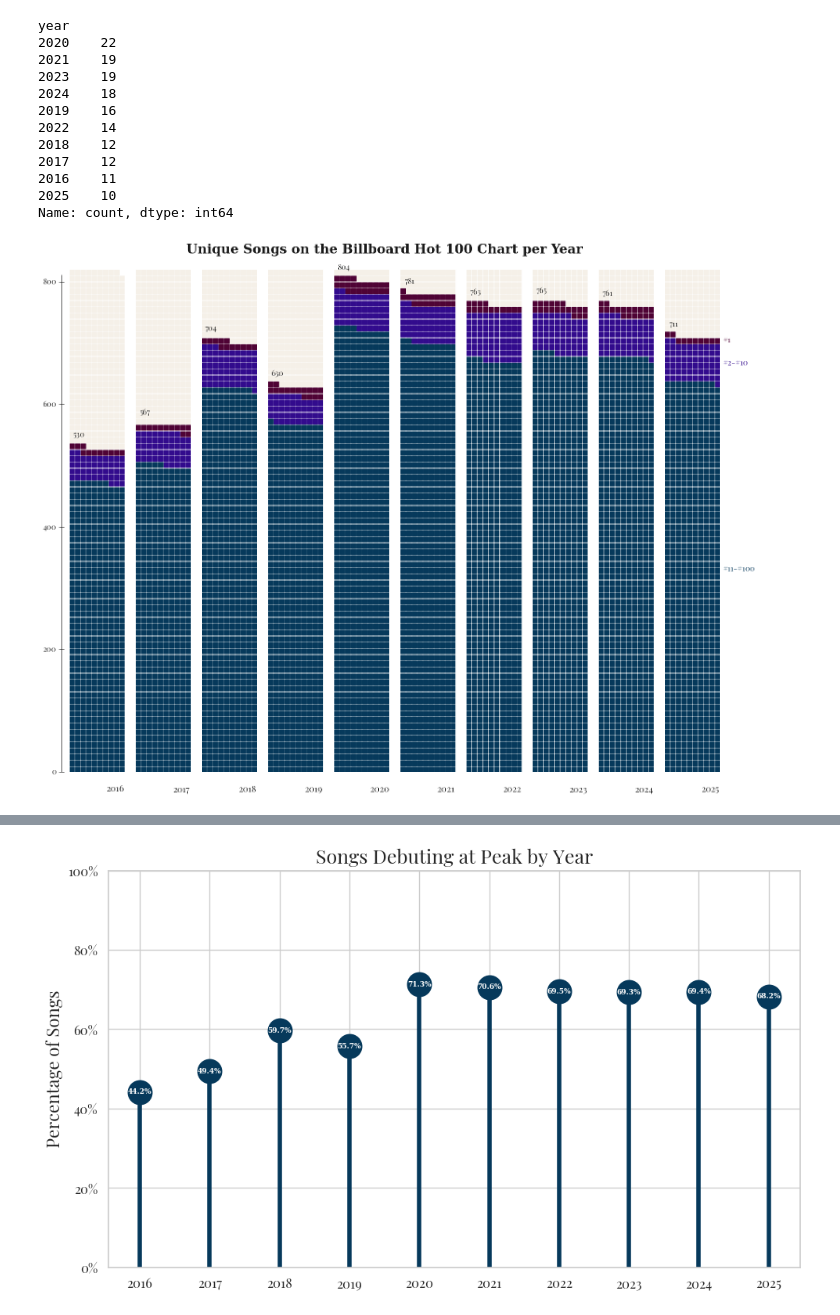
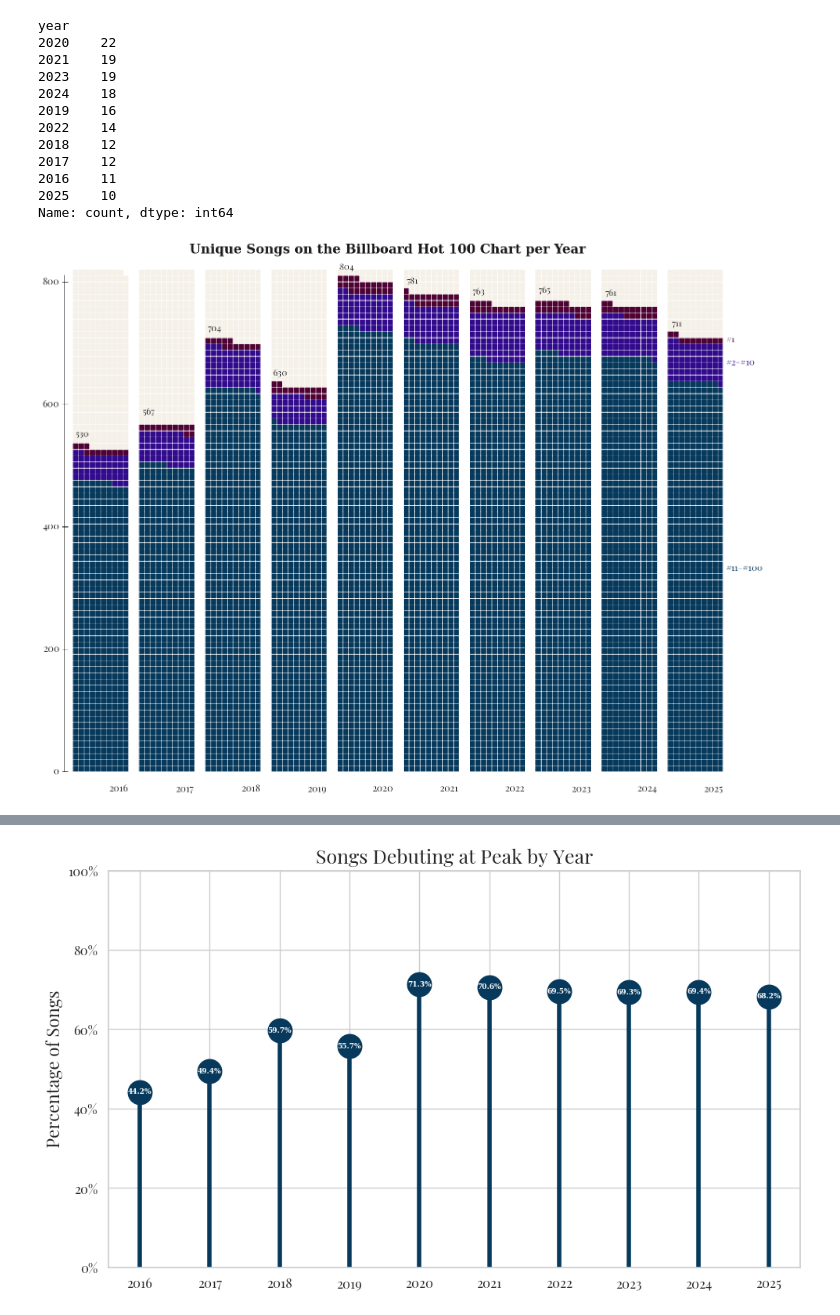
Before and after one commit to rvt9bx/dsan5200-project, a Jupyter notebook: scripts/viz.ipynb, the cells around one changed output, grey strips where cells are left out. Saved outputs shown, nothing was run; the diff lists cells and outputs as text; code cells hidden in the pictures.

```diff
--- a/scripts/viz.ipynb
+++ b/scripts/viz.ipynb
@@ -1294,7 +1287,7 @@ for y_tick in y_ticks:
         x=-0.25,
         y=y_tick / max_year_value,
         s=f"{y_tick}",
-        size=12,
+        size=15,
         va="center",
         ha="right",
         transform=axs[0].transAxes,
@@ -1331,41 +1324,41 @@ for year, ax in zip(np.sort(merged["year"].unique()), axs):
         colors=['#06395b', '#320b8d', '#4f0335', '#f5f0e8']
     )
 
-    ax.text(x=0.1, y=-0.04, s=f"{int(year)}", fontsize=14, ha="center")
+    ax.text(x=0.1, y=-0.04, s=f"{int(year)}", fontsize=15, ha="center")
     adj_y = 0.02
     ax.text(
         x=0.02,
         y=sum(values[:-1]) / max_year_value + adj_y,
         s=f"{sum(values[:-1])}",
-        fontsize=12,
+        fontsize=14,
         ha="center",
     )
 
 # add labels
 label_params = dict(
     x=1.05,
-    size=12,
+    size=14,
     transform=axs[ncols - 1].transAxes,
     clip_on=False,
 )
 axs[ncols - 1].text(y=0.40, s="#11-#100", color='#06395b', **label_params)
 axs[ncols - 1].text(y=0.81, s="#2-#10", color='#320b8d', **label_params)
 axs[ncols - 1].text(y=0.855, s="#1", color='#4f0335', **label_params)
 
 title_text = (
     "Unique Songs on the Billboard Hot 100 Chart per Year"
 )
 fig.suptitle(
     "Unique Songs on the Billboard Hot 100 Chart per Year",
     fontweight="bold",
     color="#1a1a1a",
     fontfamily="serif",
     y=0.92 # move title up/down
 )
 
 plt.show()
 # %% [output]
-[figure, old version]
+[figure, new version]
 # %%
 fig.savefig("../charts/waffle.svg", format="svg", bbox_inches="tight")
 # %%
```
Also changed, not shown: parts of 27 cells of this notebook, 53 other files.
